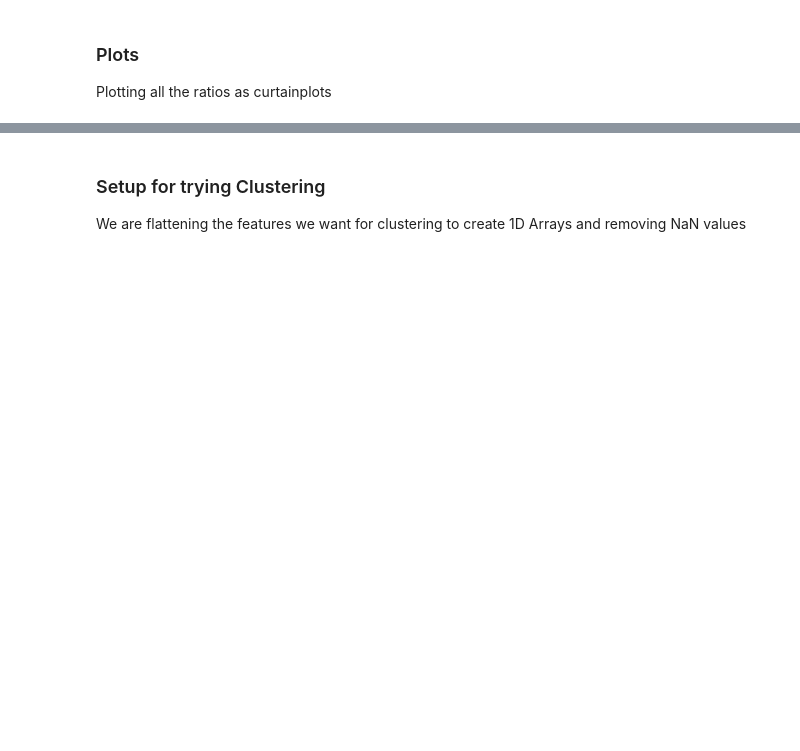
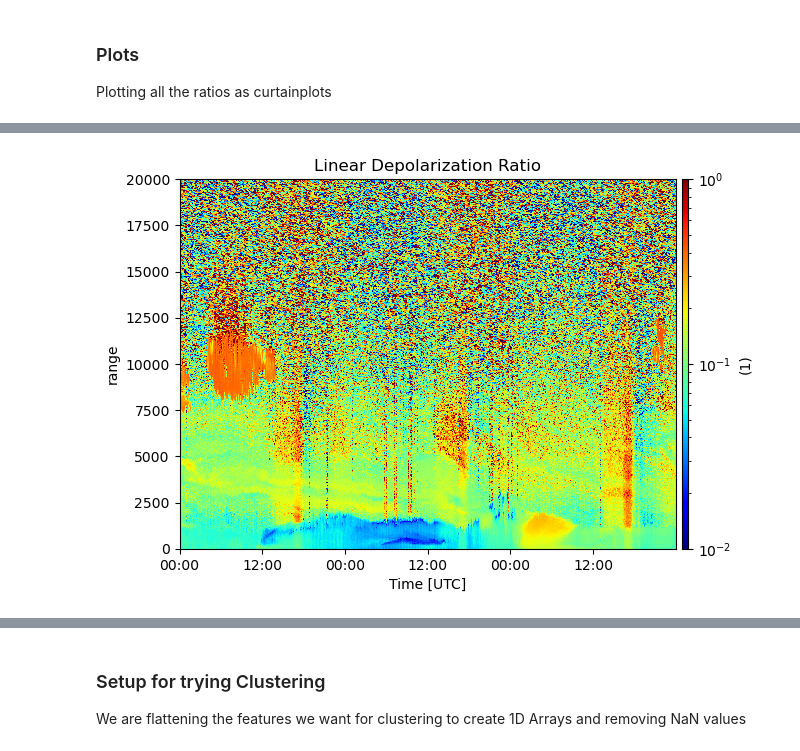
Before and after one commit to ARM-Synergy/ndim-auto-cluster-lidar, a Jupyter notebook: notebooks/hsrl_analysis.ipynb, the cells around one changed output, grey strips where cells are left out. Cells and saved outputs as stored; diff of their text form; code cells hidden in the pictures; blank space fills up the shorter version.

```diff
--- a/notebooks/hsrl_analysis.ipynb
+++ b/notebooks/hsrl_analysis.ipynb
@@ -192,12 +228,13 @@ plt.show()
 # %%
-# Plotting Linear Depolarization Ratio
-display = act.plotting.TimeSeriesDisplay(bnf_hsrl_spec_features)
-display.plot(
-    'linear_depol',
-    y_rng=[0, 8000],
-    cmap='jet',
-    norm=colors.LogNorm(vmin=0.01, vmax=0.5),
-    set_title='Linear Depolarization Ratio'
-)
-display.axes[0].set_ylim(0, 8000)
-plt.show()
+# Plotting Linear Depolarization Ratio 532
+def plot_linear_depol_ratio_532(bnf_hsrl_spec_features):
+    display = act.plotting.TimeSeriesDisplay(bnf_hsrl_spec_features)
+    display.plot(
+        'linear_depol',
+        y_rng=[0, 8000],
+        cmap='jet',
+        norm=colors.LogNorm(vmin=0.01, vmax=1),
+        set_title='Linear Depolarization Ratio'
+    )
+    display.axes[0].set_ylim(0, 20000)
+    plt.show()
@@ -335,0 +297,4 @@ filtered_da.plot.hist(bins=50)
+# %%
+plot_linear_depol_ratio_532(bnf_hsrl_spec_features)
+# %% [output]
+[figure, added]
```
Also changed, not shown: parts of 65 cells of this notebook.
